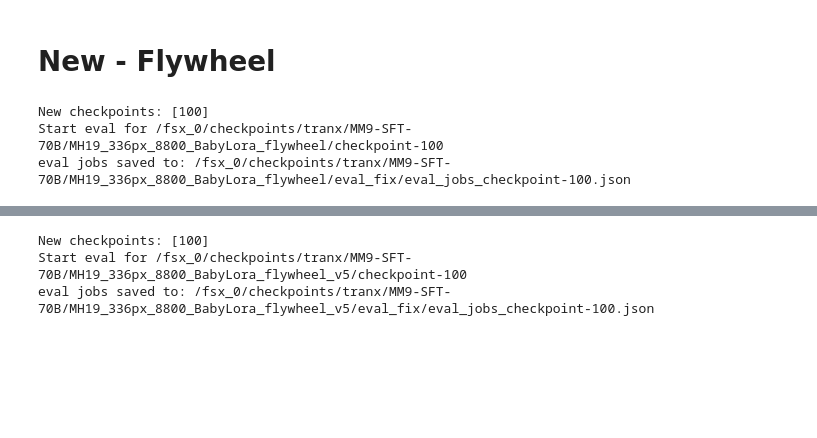
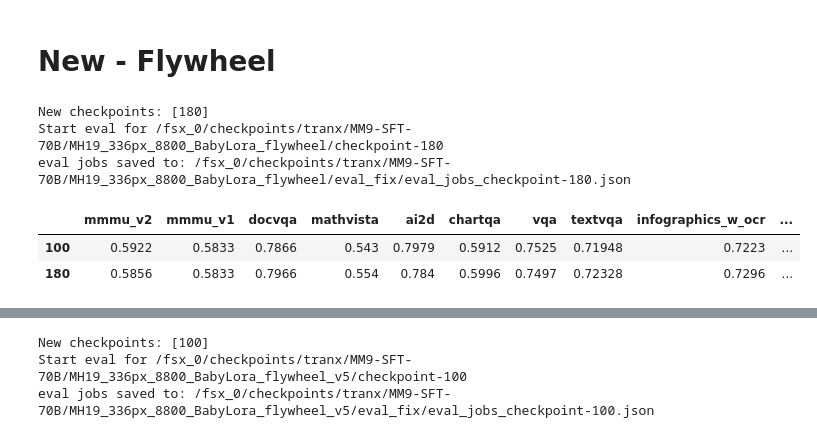
Before and after one commit to harrytranx/experiments, a Jupyter notebook: eval_sft.ipynb, the cells around one changed output, grey strips where cells are left out. Saved outputs shown, nothing was run; the diff lists cells and outputs as text; code cells hidden in the pictures; blank space fills up the shorter version.

```diff
--- a/eval_sft.ipynb
+++ b/eval_sft.ipynb
@@ -122,12 +132,18 @@ eval_helper.run_eval_sweep(
     aligner_parent_dir=ALIGNER_RSYNC,
     # benchmarks=["mmmu"],
     eval_plan="eval_fix",
-    checkpoint_interval=100
+    checkpoint_interval=180 #100
 )
 # %% [output]
-New checkpoints: [100]
-Start eval for /fsx_0/checkpoints/tranx/MM9-SFT-70B/MH19_336px_8800_BabyLora_flywheel/checkpoint-100
-eval jobs saved to: /fsx_0/checkpoints/tranx/MM9-SFT-70B/MH19_336px_8800_BabyLora_flywheel/eval_fix/eval_jobs_checkpoint-100.json
+New checkpoints: [180]
+Start eval for /fsx_0/checkpoints/tranx/MM9-SFT-70B/MH19_336px_8800_BabyLora_flywheel/checkpoint-180
+eval jobs saved to: /fsx_0/checkpoints/tranx/MM9-SFT-70B/MH19_336px_8800_BabyLora_flywheel/eval_fix/eval_jobs_checkpoint-180.json
+# %%
+eval_helper.get_eval_scores_all(OUTPUT_SFT8, eval_plan="eval_fix")
+# %% [output]
+|  | mmmu_v2 | mmmu_v1 | docvqa | mathvista | ai2d | chartqa | vqa | textvqa | infographics_w_ocr | ... |
+| 100 | 0.5922 | 0.5833 | 0.7866 | 0.543 | 0.7979 | 0.5912 | 0.7525 | 0.71948 | 0.7223 | ... |
+| 180 | 0.5856 | 0.5833 | 0.7966 | 0.554 | 0.784 | 0.5996 | 0.7497 | 0.72328 | 0.7296 | ... |
 # %%
 eval_helper.run_eval_sweep(
     output_dir=OUTPUT_SFT9,
```
Also changed, not shown: parts of 15 cells of this notebook, 2 other files.
